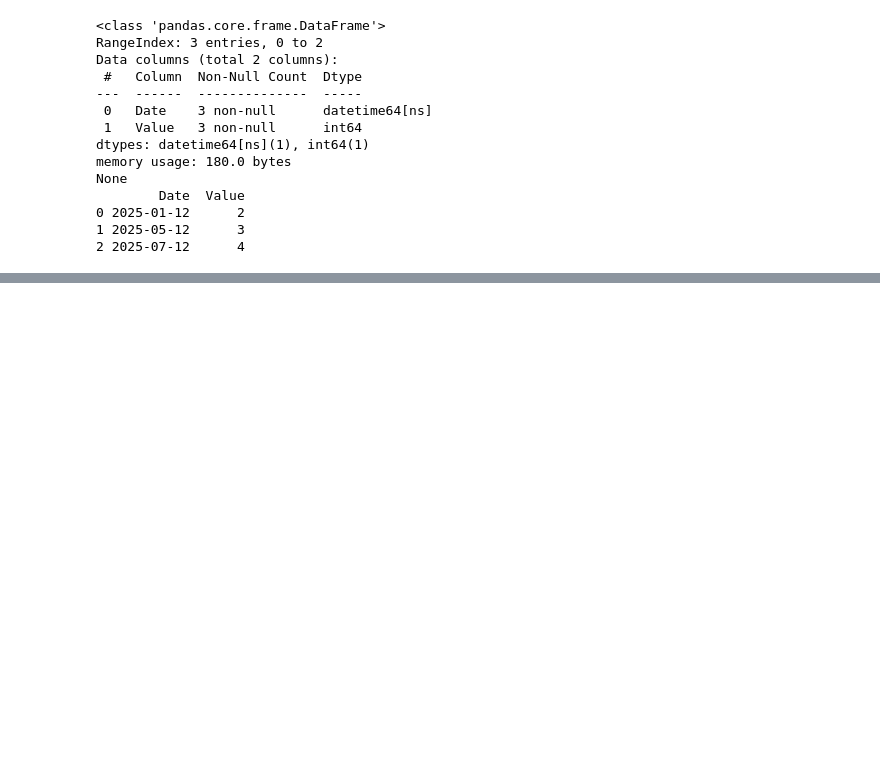
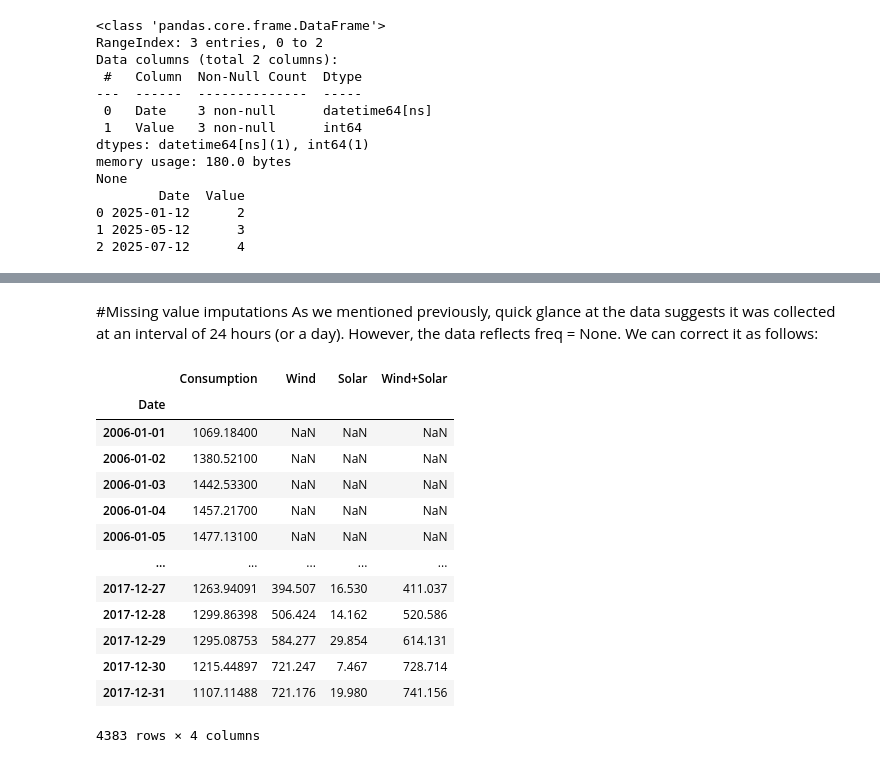
Before and after one commit to shri4916/DS-Class, a Jupyter notebook: 17_Python_Pandas_Date_time_stamp.ipynb, the cells around one changed output, grey strips where cells are left out. Drawn from its saved outputs; the diff is of its cells as text; code cells hidden in the pictures; blank space fills up the shorter version.

```diff
--- a/17_Python_Pandas_Date_time_stamp.ipynb
+++ b/17_Python_Pandas_Date_time_stamp.ipynb
@@ -218,0 +404,22 @@ None
+# %% [markdown]
+
+#Missing value imputations
+As we mentioned previously, quick glance at the data suggests it was collected at an interval of 24 hours (or a day). However, the data reflects freq = None. We can correct it as follows:
+# %%
+data_freq = data.asfreq('D')
+data_freq
+# %% [output]
+|  | Consumption | Wind | Solar | Wind+Solar |
+| Date |  |  |  |  |
+| 2006-01-01 | 1069.18400 | NaN | NaN | NaN |
+| 2006-01-02 | 1380.52100 | NaN | NaN | NaN |
+| 2006-01-03 | 1442.53300 | NaN | NaN | NaN |
+| 2006-01-04 | 1457.21700 | NaN | NaN | NaN |
+| 2006-01-05 | 1477.13100 | NaN | NaN | NaN |
+| ... | ... | ... | ... | ... |
+| 2017-12-27 | 1263.94091 | 394.507 | 16.530 | 411.037 |
+| 2017-12-28 | 1299.86398 | 506.424 | 14.162 | 520.586 |
+| 2017-12-29 | 1295.08753 | 584.277 | 29.854 | 614.131 |
+| 2017-12-30 | 1215.44897 | 721.247 | 7.467 | 728.714 |
+| 2017-12-31 | 1107.11488 | 721.176 | 19.980 | 741.156 |
+4383 rows × 4 columns
```
Also changed, not shown: parts of 30 cells of this notebook.
